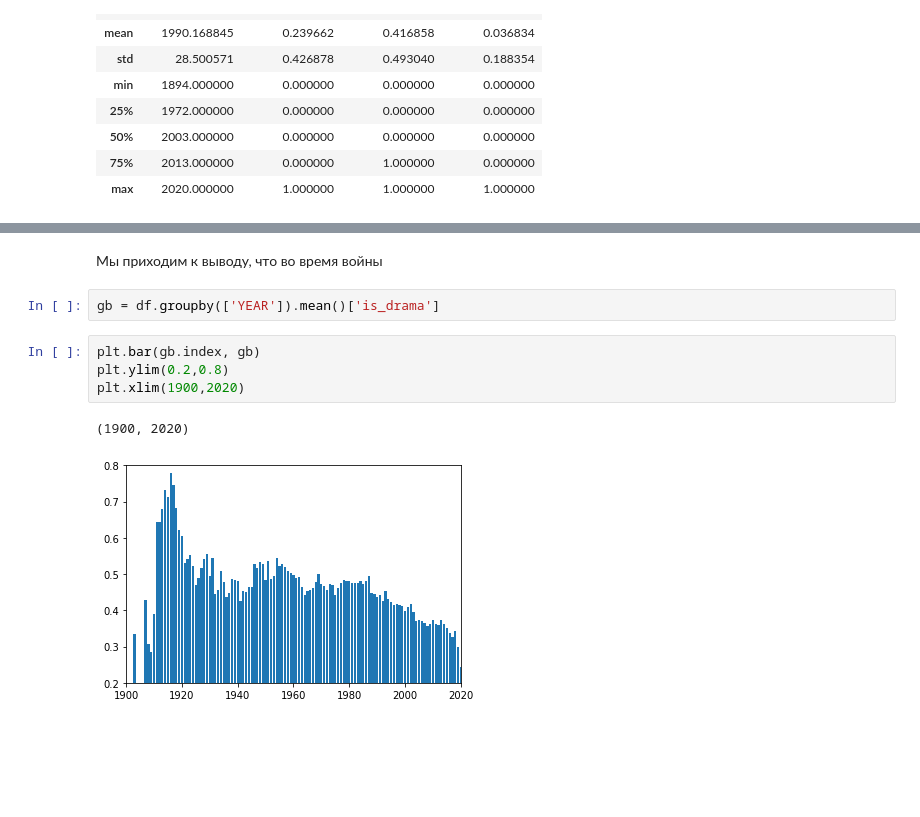
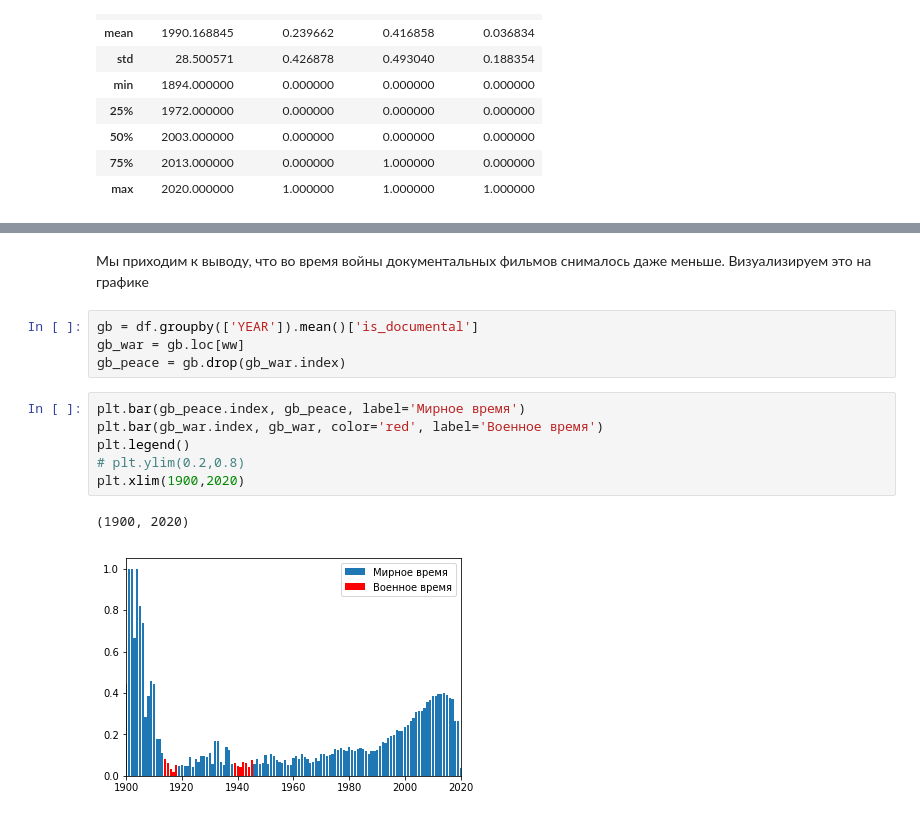
Before and after one commit to DmitryVGusev/GB-Teorver, a Jupyter notebook: Teorver_Coursework.ipynb, the cells around one changed output, grey strips where cells are left out. Drawn from its saved outputs; the diff is of its cells as text; blank space fills up the shorter version.

```diff
--- a/Teorver_Coursework.ipynb
+++ b/Teorver_Coursework.ipynb
@@ -306,11 +306,15 @@ df.groupby(['YEAR']).mean()
 # %% [markdown]
-Мы приходим к выводу, что во время войны
+Мы приходим к выводу, что во время войны документальных фильмов снималось даже меньше. Визуализируем это на графике
 # %%
-gb = df.groupby(['YEAR']).mean()['is_drama']
+gb = df.groupby(['YEAR']).mean()['is_documental']
+gb_war = gb.loc[ww]
+gb_peace = gb.drop(gb_war.index)
 # %%
-plt.bar(gb.index, gb)
-plt.ylim(0.2,0.8)
+plt.bar(gb_peace.index, gb_peace, label='Мирное время')
+plt.bar(gb_war.index, gb_war, color='red', label='Военное время')
+plt.legend()
+# plt.ylim(0.2,0.8)
 plt.xlim(1900,2020)
 # %% [output]
 (1900, 2020)
-[figure, old version]
+[figure, new version]
```
Also changed, not shown: parts of 8 cells of this notebook.
